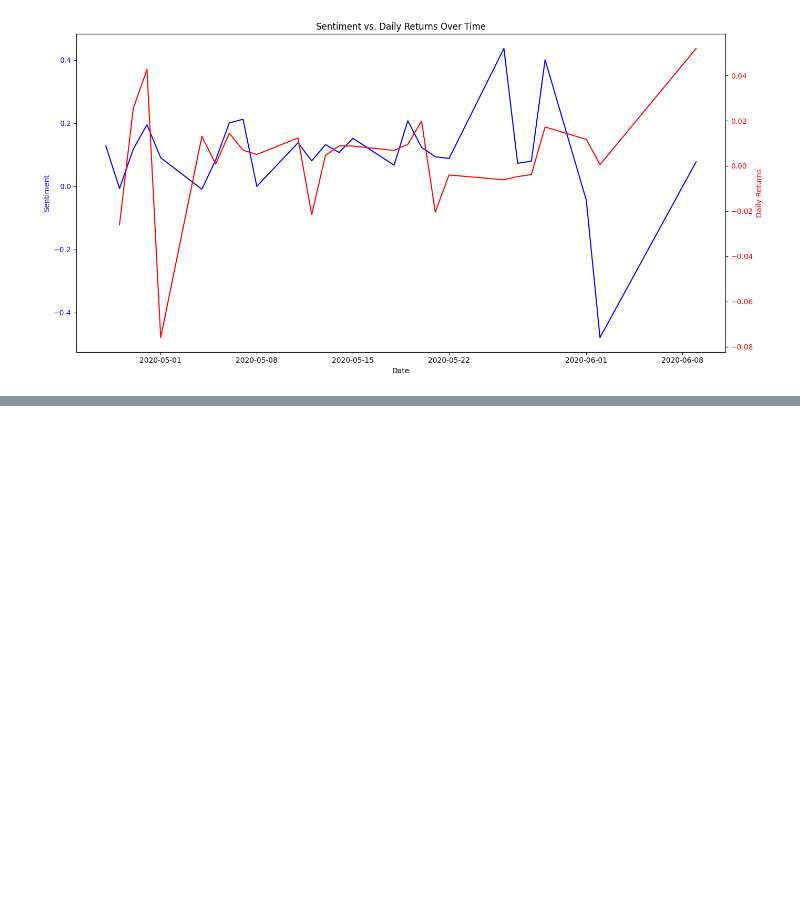
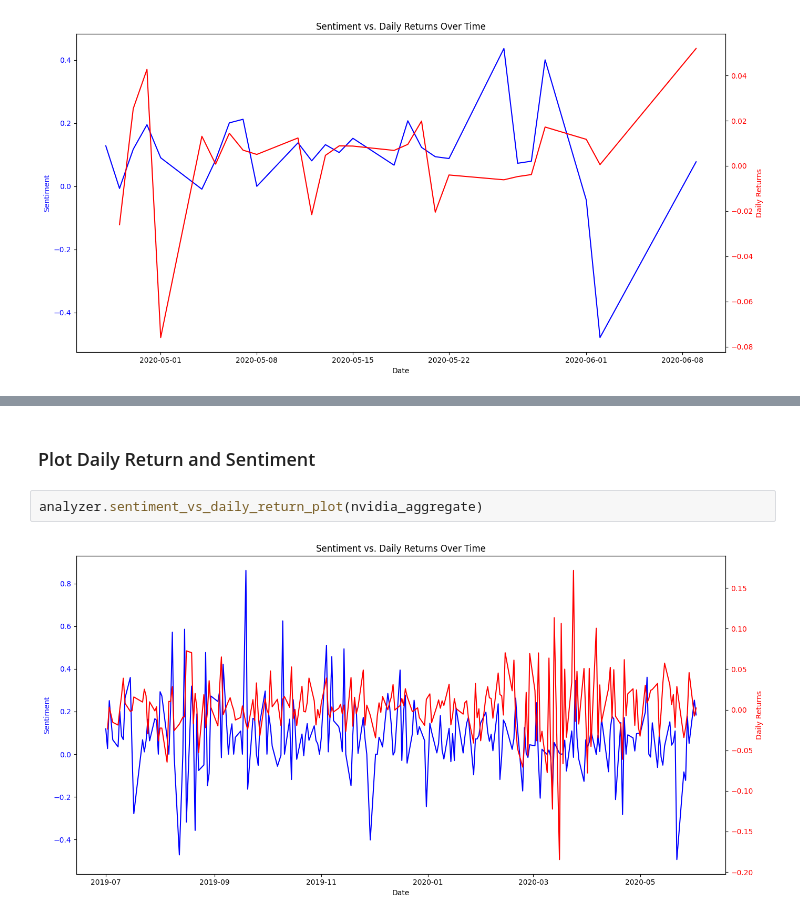
Before and after one commit to NigusK/Stock-Market-News-Sentiment, a Jupyter notebook: notebook/correlation_analysis.ipynb, the cells around one changed output, grey strips where cells are left out. Saved outputs shown, nothing was run; the diff lists cells and outputs as text; blank space fills up the shorter version.

```diff
--- a/notebook/correlation_analysis.ipynb
+++ b/notebook/correlation_analysis.ipynb
@@ -62,0 +81,6 @@ analyzer.sentiment_vs_daily_return_plot(amazon_aggregate)
+# %% [markdown]
+### Plot Daily Return and Sentiment
+# %%
+analyzer.sentiment_vs_daily_return_plot(nvidia_aggregate)
+# %% [output]
+[figure, added]
```
Also changed, not shown: parts of 6 cells of this notebook.
